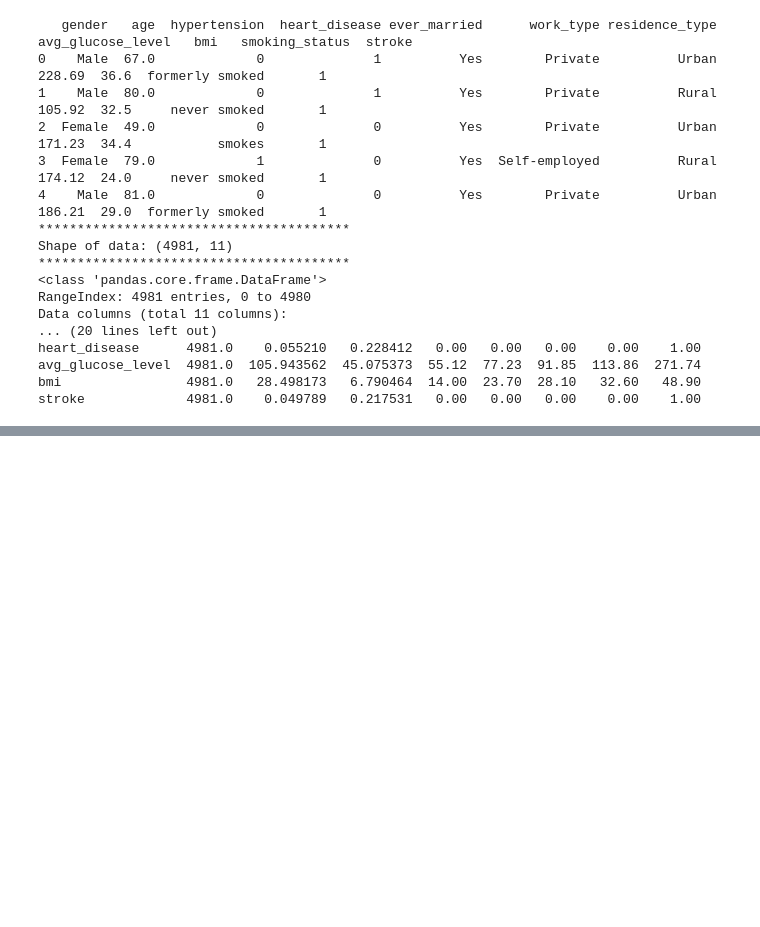
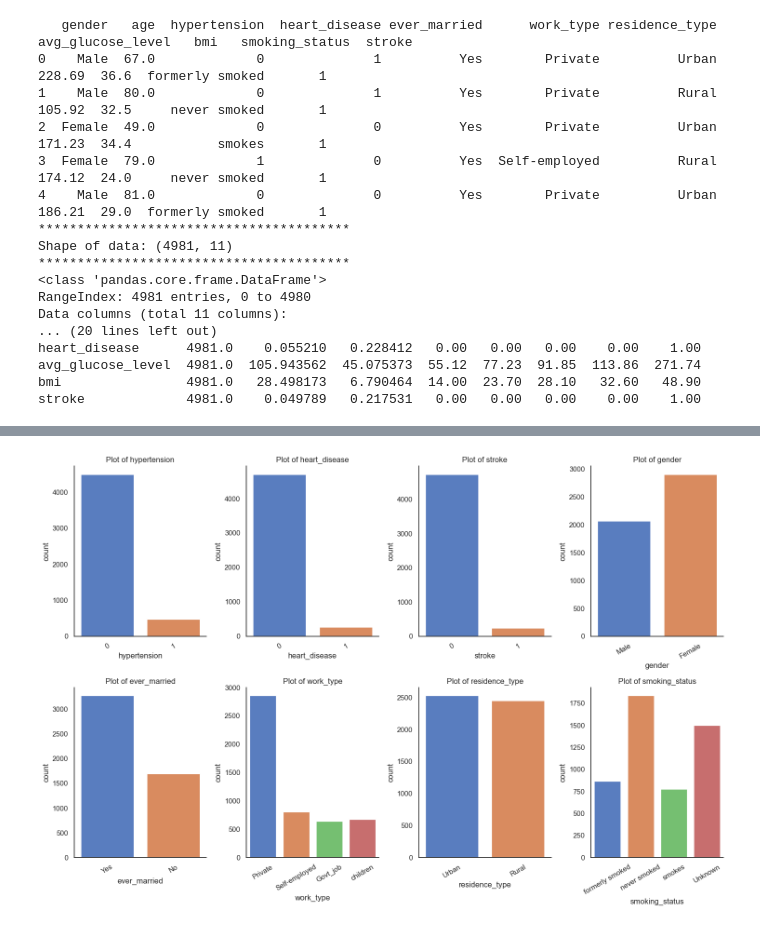
Before and after one commit to emirhansilsupur/brain-stroke-prediction, a Jupyter notebook: brain_stroke.ipynb, the cells around one changed output, grey strips where cells are left out. Saved outputs shown, nothing was run; the diff lists cells and outputs as text; code cells hidden in the pictures; blank space fills up the shorter version.

Commit message:
set figsize

```diff
--- a/brain_stroke.ipynb
+++ b/brain_stroke.ipynb
@@ -74,14 +74,21 @@ class DataOperation:
 
             plt.show()
 
-    def mixed_viz(self):
+    def categorical_viz(self):
         global mixed_cols
+        c=1
+        fig = plt.figure(figsize=(15,10))
+        for col in self.df[mixed_cols]:
 
-        for col in self.df[mixed_cols]:
-            fig = plt.figure(figsize=(10,4))
-            sns.countplot(x=self.df[col]).set(title=f"Countplot of {col}")
+            plt.subplot(2,4,c)
+
+
+            sns.countplot(x=self.df[col]).set(title=f"Plot of {col}")
+            plt.xticks(rotation=30)
             sns.despine()
-            plt.show()
+            c = c+1
+        plt.tight_layout()
+        plt.show()
 
     def skewness_kurtosis(self):
         global continuous_cols
@@ -137,5 +168,7 @@ bs_op.numerical_viz()
 # %%
-bs_op.mixed_viz()
+bs_op.categorical_viz()
+# %% [output]
+[figure, added]
 # %%
 bs_op.skewness_kurtosis()
 # %% [output]
```
Also changed, not shown: parts of 6 cells of this notebook.
